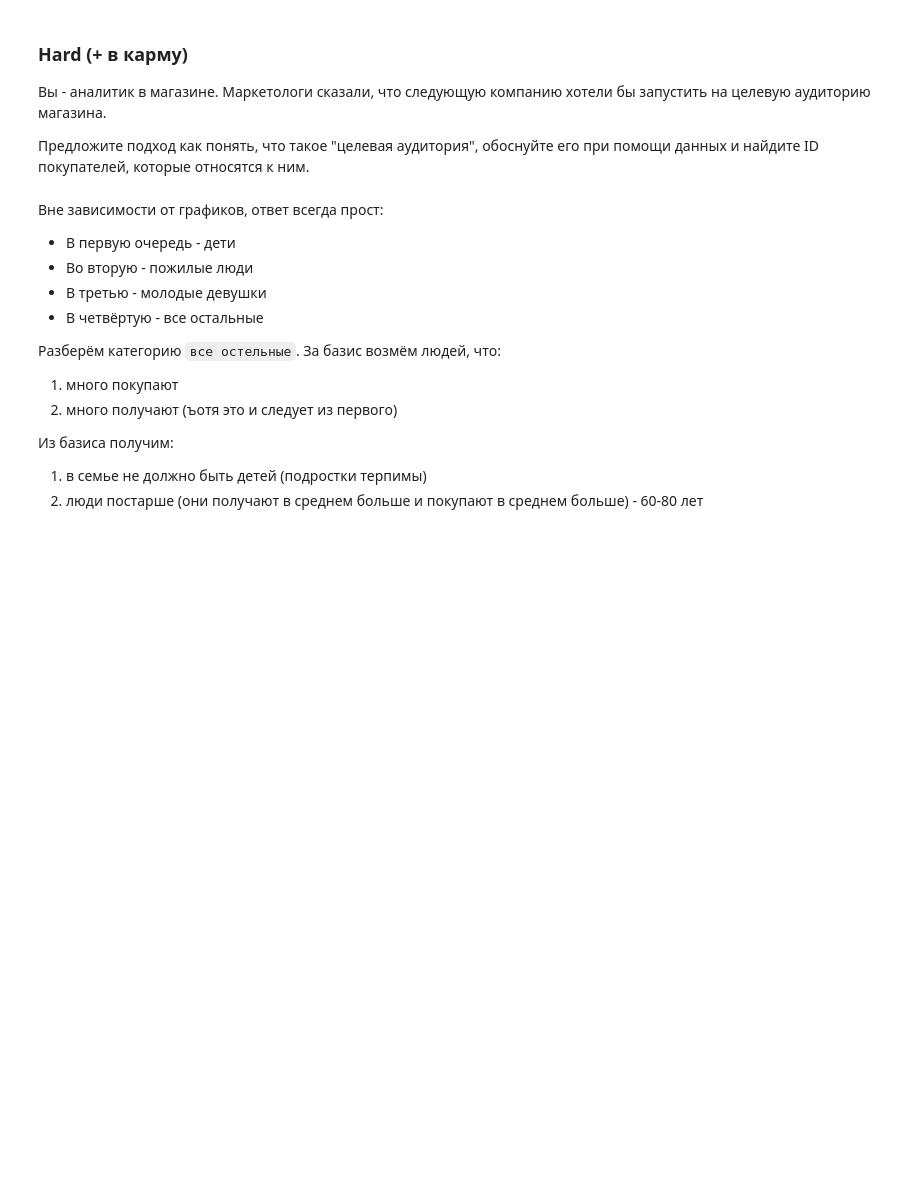
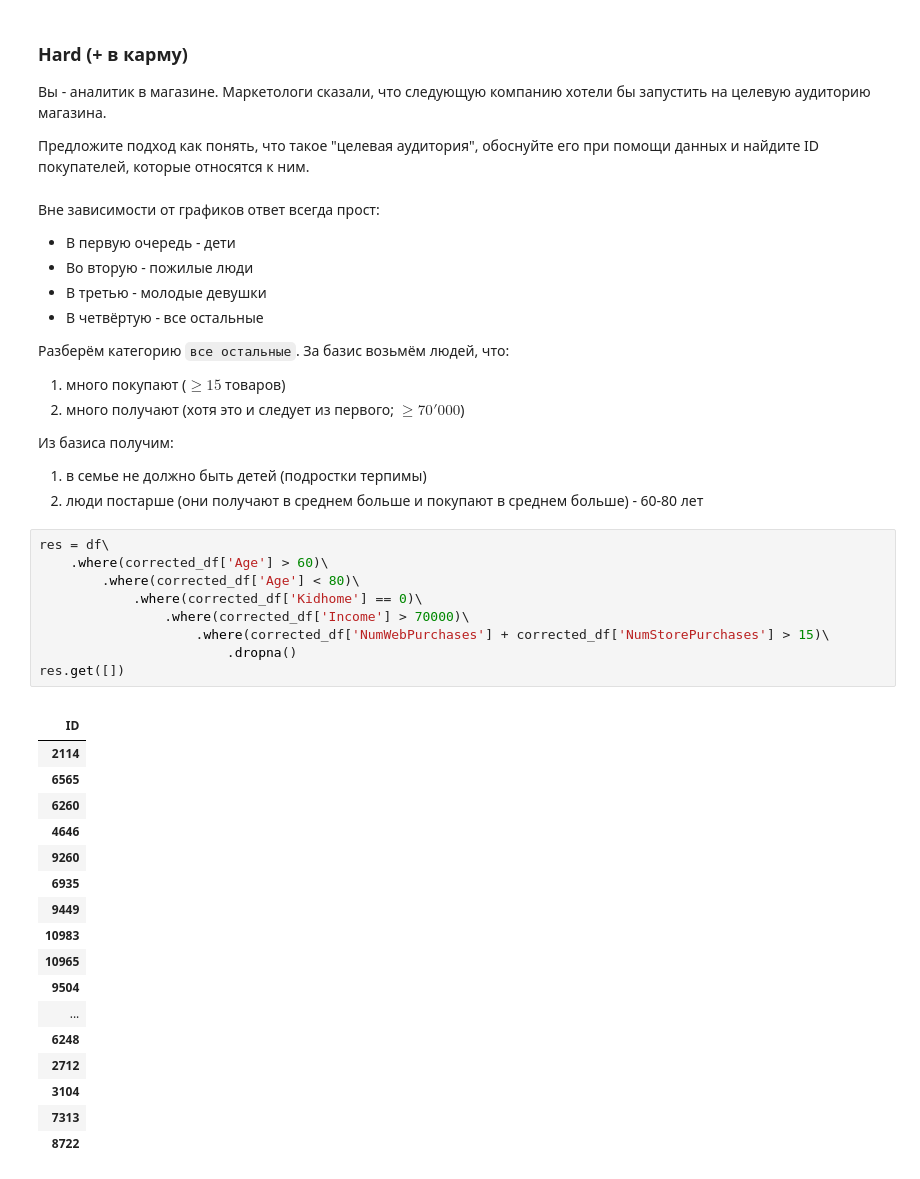
Before and after one commit to setday/HSE_ML_HW2024, a Jupyter notebook: notebooks/02-homework.ipynb, the cells around one changed output. Saved outputs shown, nothing was run; the diff lists cells and outputs as text; blank space fills up the shorter version.

```diff
--- a/notebooks/02-homework.ipynb
+++ b/notebooks/02-homework.ipynb
@@ -210,16 +210,44 @@ None
 
 Предложите подход как понять, что такое "целевая аудитория", обоснуйте его при помощи данных и найдите ID покупателей, которые относятся к ним.
 # %% [markdown]
-Вне зависимости от графиков, ответ всегда прост:
+Вне зависимости от графиков ответ всегда прост:
 - В первую очередь - дети
 - Во вторую - пожилые люди
 - В третью - молодые девушки
 - В четвёртую - все остальные
 
-Разберём категорию `все остельные`. За базис возмём людей, что:
-1. много покупают
-2. много получают (ъотя это и следует из первого)
+Разберём категорию `все остальные`. За базис возьмём людей, что:
+1. много покупают ($\geq 15$ товаров)
+2. много получают (хотя это и следует из первого; $\geq 70'000$)
 
 Из базиса получим:
 1. в семье не должно быть детей (подростки терпимы)
 2. люди постарше (они получают в среднем больше и покупают в среднем больше) - 60-80 лет
+# %%
+res = df\
+    .where(corrected_df['Age'] > 60)\
+        .where(corrected_df['Age'] < 80)\
+            .where(corrected_df['Kidhome'] == 0)\
+                .where(corrected_df['Income'] > 70000)\
+                    .where(corrected_df['NumWebPurchases'] + corrected_df['NumStorePurchases'] > 15)\
+                        .dropna()
+res.get([])
+# %% [output]
+|  |
+| ID |
+| 2114 |
+| 6565 |
+| 6260 |
+| 4646 |
+| 9260 |
+| 6935 |
+| 9449 |
+| 10983 |
+| 10965 |
+| 9504 |
+| ... |
+| 6248 |
+| 2712 |
+| 3104 |
+| 7313 |
+| 8722 |
```
Also changed, not shown: parts of 1 cell of this notebook.
